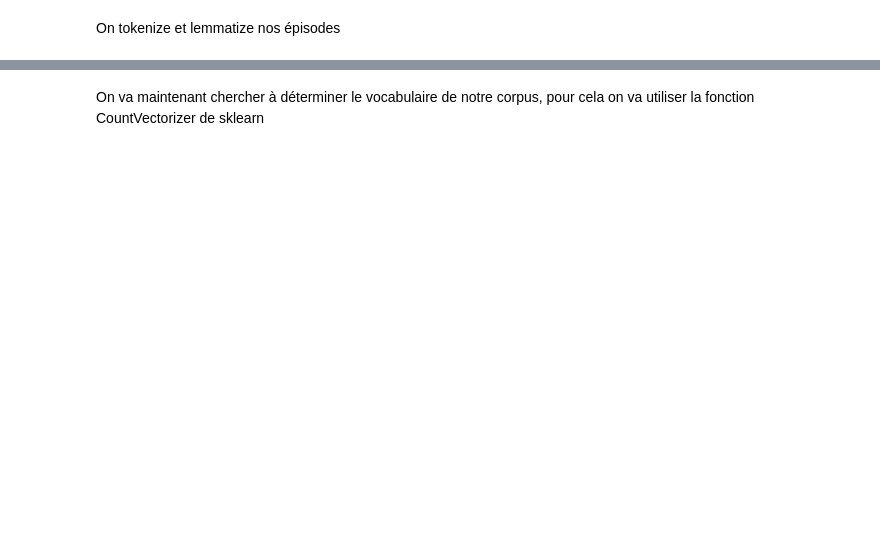
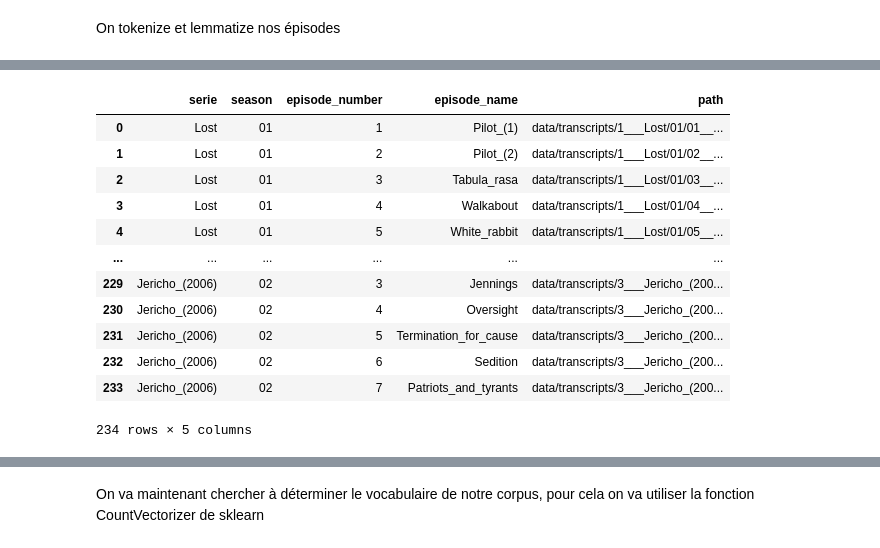
Before and after one commit to baptisteauduge/movies-recommendation-and-subtitles-analysis, a Jupyter notebook: prepare_data2.ipynb, the cells around one changed output, grey strips where cells are left out. Drawn from its saved outputs; the diff is of its cells as text; code cells hidden in the pictures; blank space fills up the shorter version.

```diff
--- a/prepare_data2.ipynb
+++ b/prepare_data2.ipynb
@@ -40,3 +60,19 @@ KeyboardInterrupt:
+# %%
+df_paths_episodes
+# %% [output]
+|  | serie | season | episode_number | episode_name | path |
+| 0 | Lost | 01 | 1 | Pilot_(1) | data/transcripts/1___Lost/01/01__... |
+| 1 | Lost | 01 | 2 | Pilot_(2) | data/transcripts/1___Lost/01/02__... |
+| 2 | Lost | 01 | 3 | Tabula_rasa | data/transcripts/1___Lost/01/03__... |
+| 3 | Lost | 01 | 4 | Walkabout | data/transcripts/1___Lost/01/04__... |
+| 4 | Lost | 01 | 5 | White_rabbit | data/transcripts/1___Lost/01/05__... |
+| ... | ... | ... | ... | ... | ... |
+| 229 | Jericho_(2006) | 02 | 3 | Jennings | data/transcripts/3___Jericho_(200... |
+| 230 | Jericho_(2006) | 02 | 4 | Oversight | data/transcripts/3___Jericho_(200... |
+| 231 | Jericho_(2006) | 02 | 5 | Termination_for_cause | data/transcripts/3___Jericho_(200... |
+| 232 | Jericho_(2006) | 02 | 6 | Sedition | data/transcripts/3___Jericho_(200... |
+| 233 | Jericho_(2006) | 02 | 7 | Patriots_and_tyrants | data/transcripts/3___Jericho_(200... |
+234 rows × 5 columns
 # %%
 df_paths_episodes['path_lemmatized'] = df_paths_episodes['path'].swifter.apply(lambda x: x.replace('data/transcripts', 'data/lemmatized'))
 df_paths_episodes
```
Also changed, not shown: parts of 7 cells of this notebook, 3 other files.
